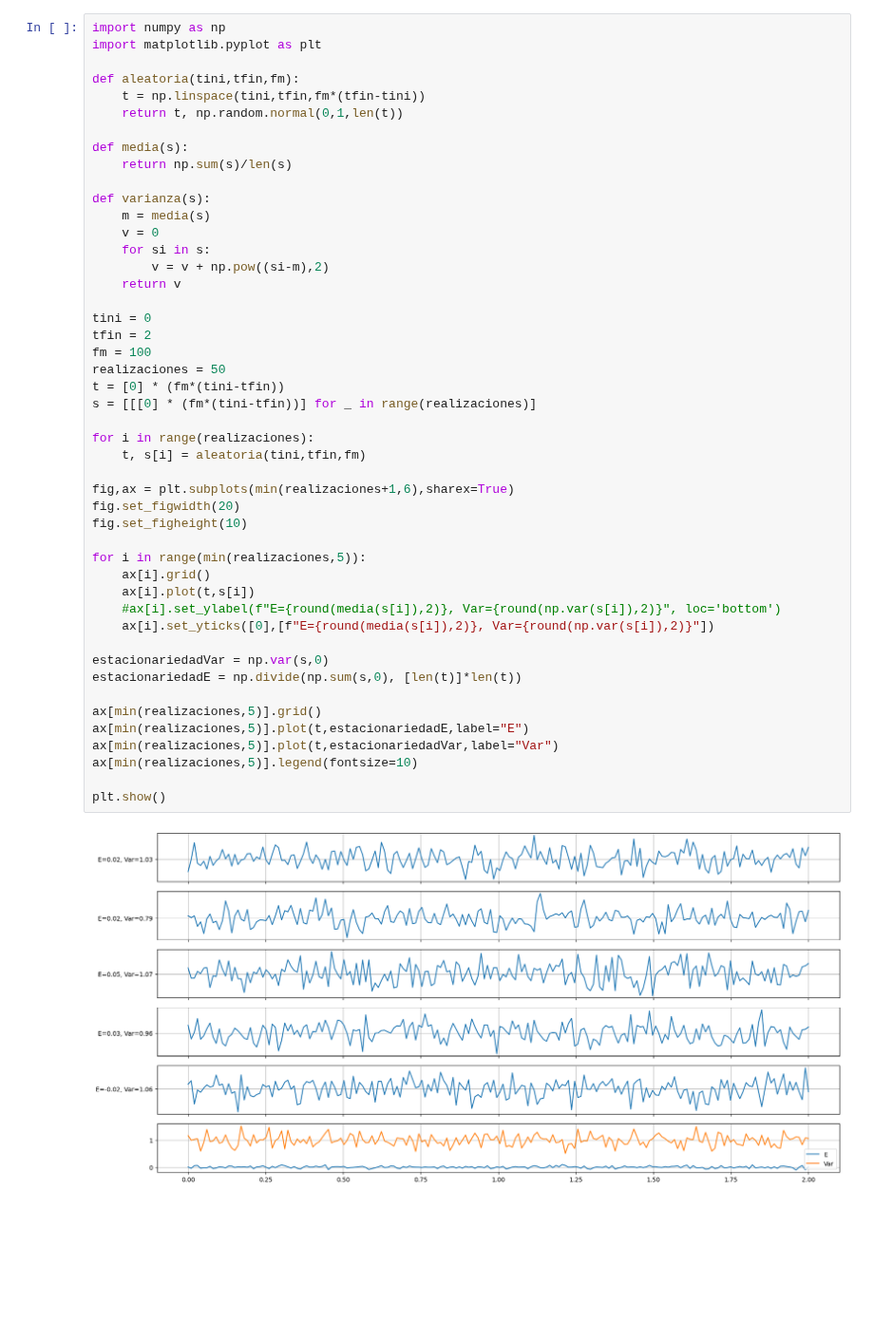
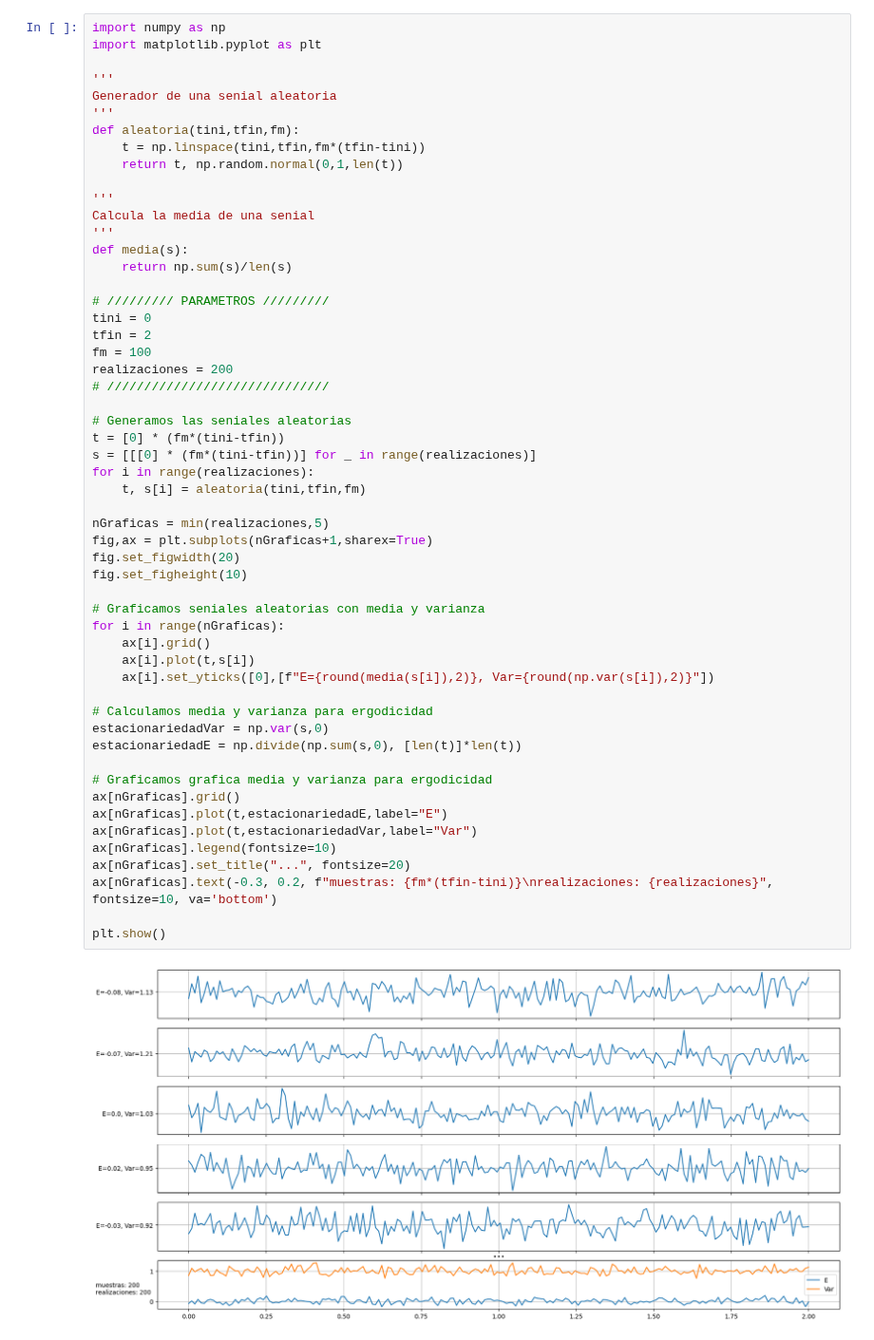
Before and after one commit to francoherg/PDS-2025, a Jupyter notebook: Practica/Guia1/1-7.ipynb, the cells around one changed output. Shown at 95% size. Drawn from its saved outputs; the diff is of its cells as text; blank space fills up the shorter version.

```diff
--- a/Practica/Guia1/1-7.ipynb
+++ b/Practica/Guia1/1-7.ipynb
@@ -2,48 +7,55 @@
 import numpy as np
 import matplotlib.pyplot as plt
 
+'''
+Generador de una senial aleatoria
+'''
 def aleatoria(tini,tfin,fm):
     t = np.linspace(tini,tfin,fm*(tfin-tini))
     return t, np.random.normal(0,1,len(t))
 
+'''
+Calcula la media de una senial
+'''
 def media(s):
     return np.sum(s)/len(s)
 
-def varianza(s):
-    m = media(s)
-    v = 0
-    for si in s:
-        v = v + np.pow((si-m),2)
-    return v
-
+# ///////// PARAMETROS /////////
 tini = 0
 tfin = 2
 fm = 100
-realizaciones = 50
+realizaciones = 200
+# //////////////////////////////
+
+# Generamos las seniales aleatorias
 t = [0] * (fm*(tini-tfin))
 s = [[[0] * (fm*(tini-tfin))] for _ in range(realizaciones)]
-
 for i in range(realizaciones):
     t, s[i] = aleatoria(tini,tfin,fm)
 
-fig,ax = plt.subplots(min(realizaciones+1,6),sharex=True)
+nGraficas = min(realizaciones,5)
+fig,ax = plt.subplots(nGraficas+1,sharex=True)
 fig.set_figwidth(20)
 fig.set_figheight(10)
 
-for i in range(min(realizaciones,5)):
+# Graficamos seniales aleatorias con media y varianza
+for i in range(nGraficas):
     ax[i].grid()
     ax[i].plot(t,s[i])
-    #ax[i].set_ylabel(f"E={round(media(s[i]),2)}, Var={round(np.var(s[i]),2)}", loc='bottom')
     ax[i].set_yticks([0],[f"E={round(media(s[i]),2)}, Var={round(np.var(s[i]),2)}"])
 
+# Calculamos media y varianza para ergodicidad
 estacionariedadVar = np.var(s,0)
 estacionariedadE = np.divide(np.sum(s,0), [len(t)]*len(t))
 
-ax[min(realizaciones,5)].grid()
-ax[min(realizaciones,5)].plot(t,estacionariedadE,label="E")
-ax[min(realizaciones,5)].plot(t,estacionariedadVar,label="Var")
-ax[min(realizaciones,5)].legend(fontsize=10)
+# Graficamos grafica media y varianza para ergodicidad
+ax[nGraficas].grid()
+ax[nGraficas].plot(t,estacionariedadE,label="E")
+ax[nGraficas].plot(t,estacionariedadVar,label="Var")
+ax[nGraficas].legend(fontsize=10)
+ax[nGraficas].set_title("...", fontsize=20)
+ax[nGraficas].text(-0.3, 0.2, f"muestras: {fm*(tfin-tini)}\nrealizaciones: {realizaciones}", fontsize=10, va='bottom')
 
 plt.show()
 # %% [output]
-[figure, old version]
+[figure, new version]
```
Also changed, not shown: parts of 1 cell of this notebook.
